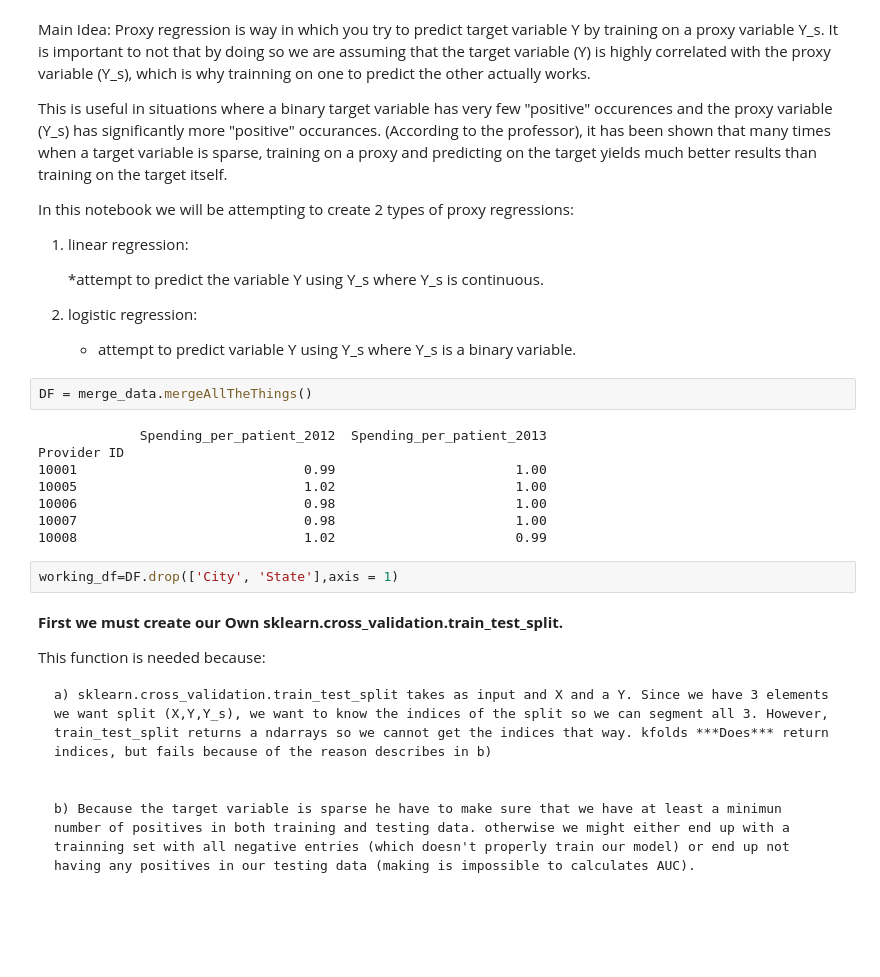
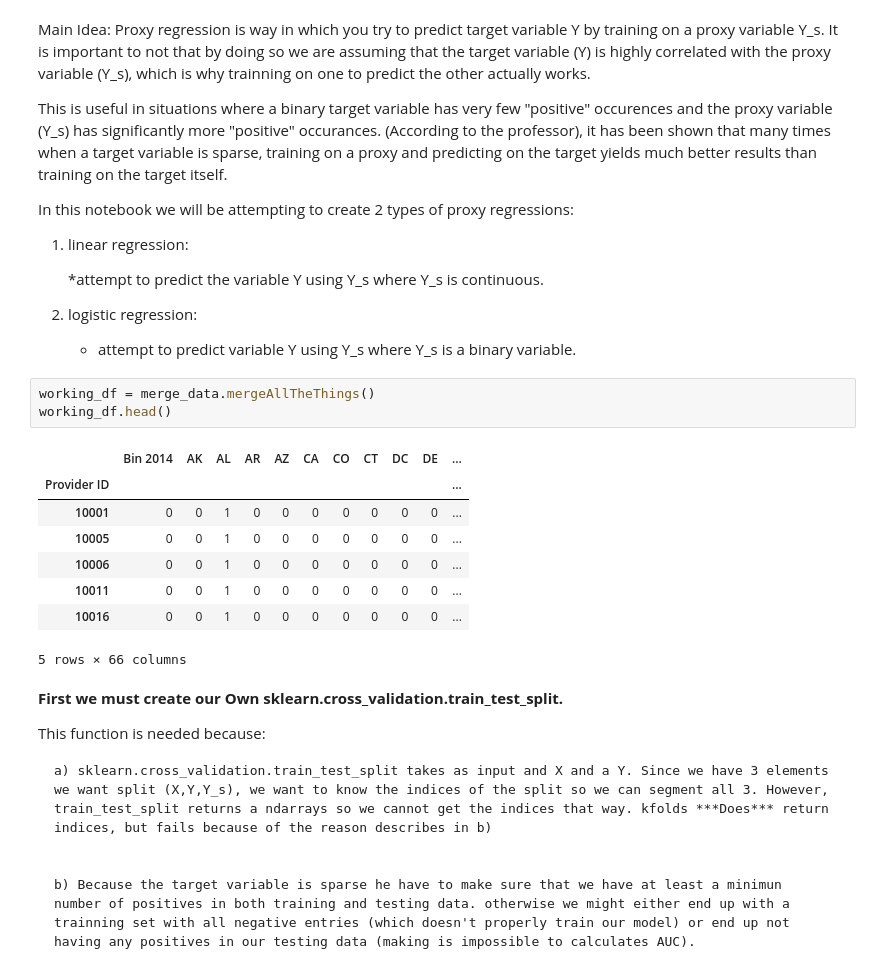
Before and after one commit to pinesol/intro-ds-hai, a Jupyter notebook: Proxy Regression.ipynb, the cells around one changed output. Cells and saved outputs as stored; diff of their text form; blank space fills up the shorter version.

```diff
--- a/Proxy Regression.ipynb
+++ b/Proxy Regression.ipynb
@@ -38,17 +37,17 @@ In this notebook we will be attempting to create 2 types of proxy regressions:
 2) logistic regression:
     * attempt to predict variable Y using Y_s where Y_s is a binary variable.
 # %%
-DF = merge_data.mergeAllTheThings()
+working_df = merge_data.mergeAllTheThings()
+working_df.head()
 # %% [output]
+|  | Bin 2014 | AK | AL | AR | AZ | CA | CO | CT | DC | DE | ... |
+| Provider ID |  |  |  |  |  |  |  |  |  |  | ... |
+| 10001 | 0 | 0 | 1 | 0 | 0 | 0 | 0 | 0 | 0 | 0 | ... |
+| 10005 | 0 | 0 | 1 | 0 | 0 | 0 | 0 | 0 | 0 | 0 | ... |
+| 10006 | 0 | 0 | 1 | 0 | 0 | 0 | 0 | 0 | 0 | 0 | ... |
+| 10011 | 0 | 0 | 1 | 0 | 0 | 0 | 0 | 0 | 0 | 0 | ... |
+| 10016 | 0 | 0 | 1 | 0 | 0 | 0 | 0 | 0 | 0 | 0 | ... |
-             Spending_per_patient_2012  Spending_per_patient_2013
-Provider ID
-10001                             0.99                       1.00
-10005                             1.02                       1.00
-10006                             0.98                       1.00
-10007                             0.98                       1.00
-10008                             1.02                       0.99
+5 rows × 66 columns
-# %%
-working_df=DF.drop(['City', 'State'],axis = 1)
 # %% [markdown]
 **First we must create our Own sklearn.cross_validation.train_test_split.**
 
```
Also changed, not shown: parts of 14 cells of this notebook, 3 other files.
